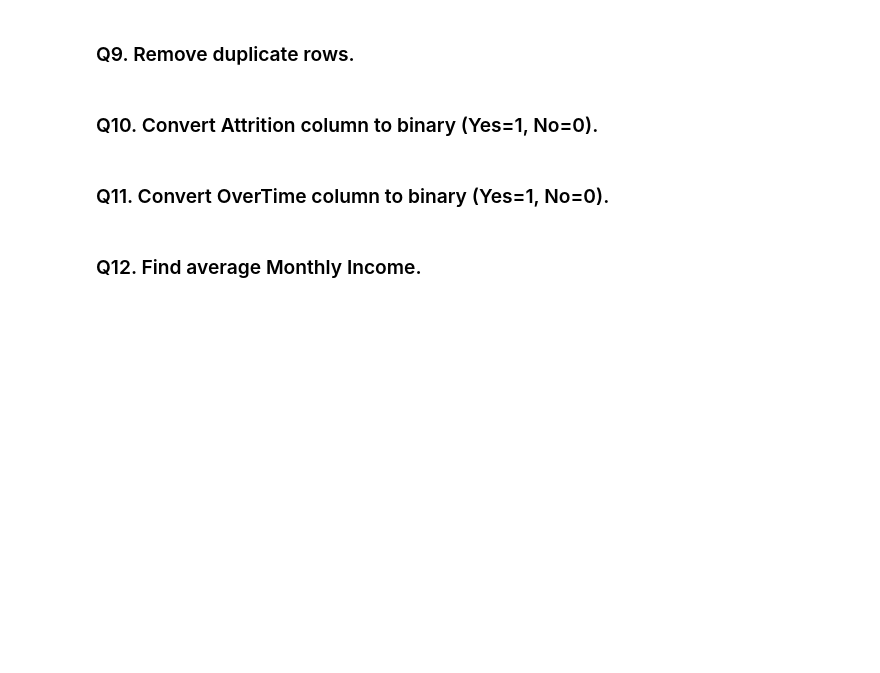
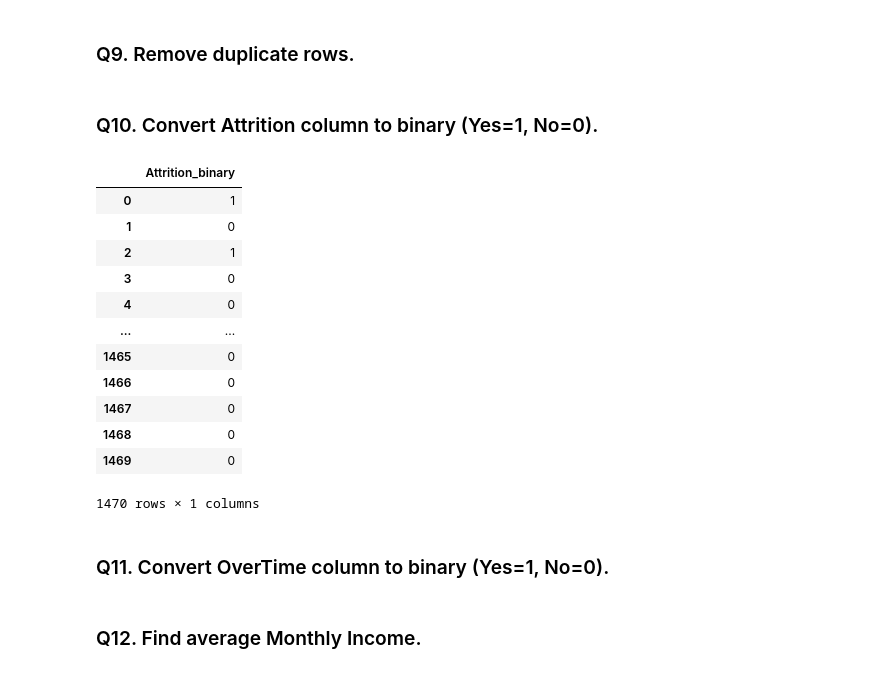
Before and after one commit to suyogy1-bot/Matplotlib_Seaborn, a Jupyter notebook: HR_Attrition_Assignment_Blank.ipynb, the cells around one changed output. Cells and saved outputs as stored; diff of their text form; code cells hidden in the pictures; blank space fills up the shorter version.

```diff
--- a/HR_Attrition_Assignment_Blank.ipynb
+++ b/HR_Attrition_Assignment_Blank.ipynb
@@ -143,5 +143,23 @@ df.duplicated().sum()
 # There are no duplicate rows to remove.
 # %% [markdown]
 ### Q10. Convert Attrition column to binary (Yes=1, No=0).
+# %%
+df['Attrition_binary'] = df['Attrition'].map({'Yes': 1, 'No': 0})
+# %%
+df[['Attrition_binary']]
+# %% [output]
+|  | Attrition_binary |
+| 0 | 1 |
+| 1 | 0 |
+| 2 | 1 |
+| 3 | 0 |
+| 4 | 0 |
+| ... | ... |
+| 1465 | 0 |
+| 1466 | 0 |
+| 1467 | 0 |
+| 1468 | 0 |
+| 1469 | 0 |
+1470 rows × 1 columns
 # %% [markdown]
 ### Q11. Convert OverTime column to binary (Yes=1, No=0).
```
Also changed, not shown: parts of 7 cells of this notebook.
